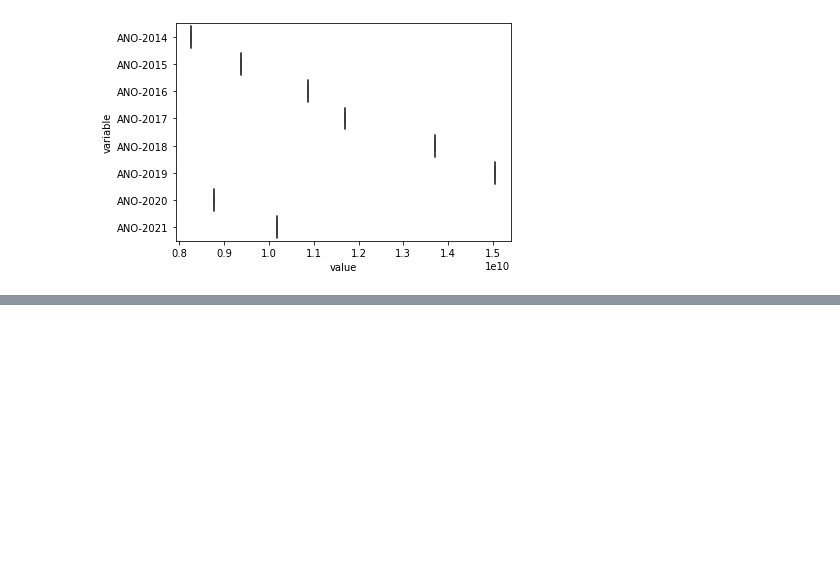
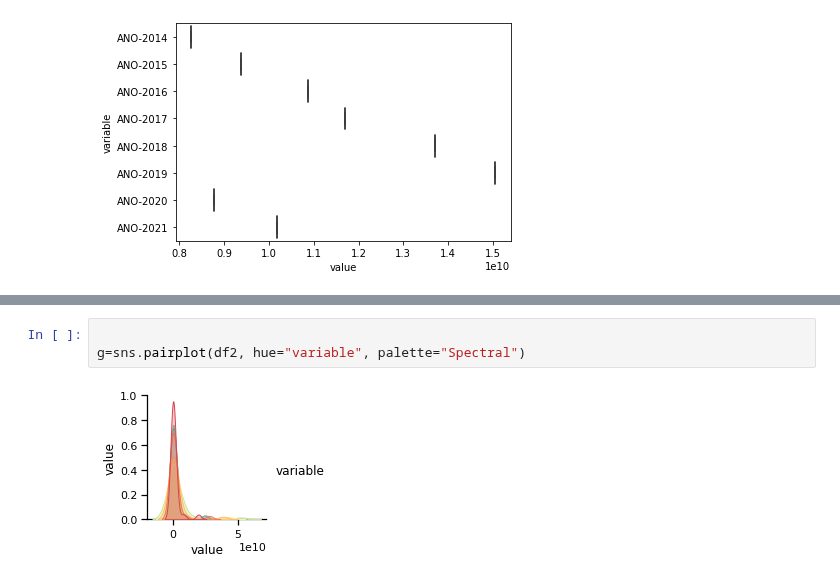
Before and after one commit to onavarrete04/Introduccion-Ciencia-Datos, a Jupyter notebook: 23. PROYECTO TURISMO - 1.ipynb, the cells around one changed output, grey strips where cells are left out. Drawn from its saved outputs; the diff is of its cells as text; blank space fills up the shorter version.

```diff
--- a/23. PROYECTO TURISMO - 1.ipynb
+++ b/23. PROYECTO TURISMO - 1.ipynb
@@ -309,0 +350,5 @@ sns.boxplot(x=a["value"], y=a["variable"])
+# %%
+
+g=sns.pairplot(df2, hue="variable", palette="Spectral")
+# %% [output]
+[figure, added]
```
Also changed, not shown: parts of 8 cells of this notebook.
